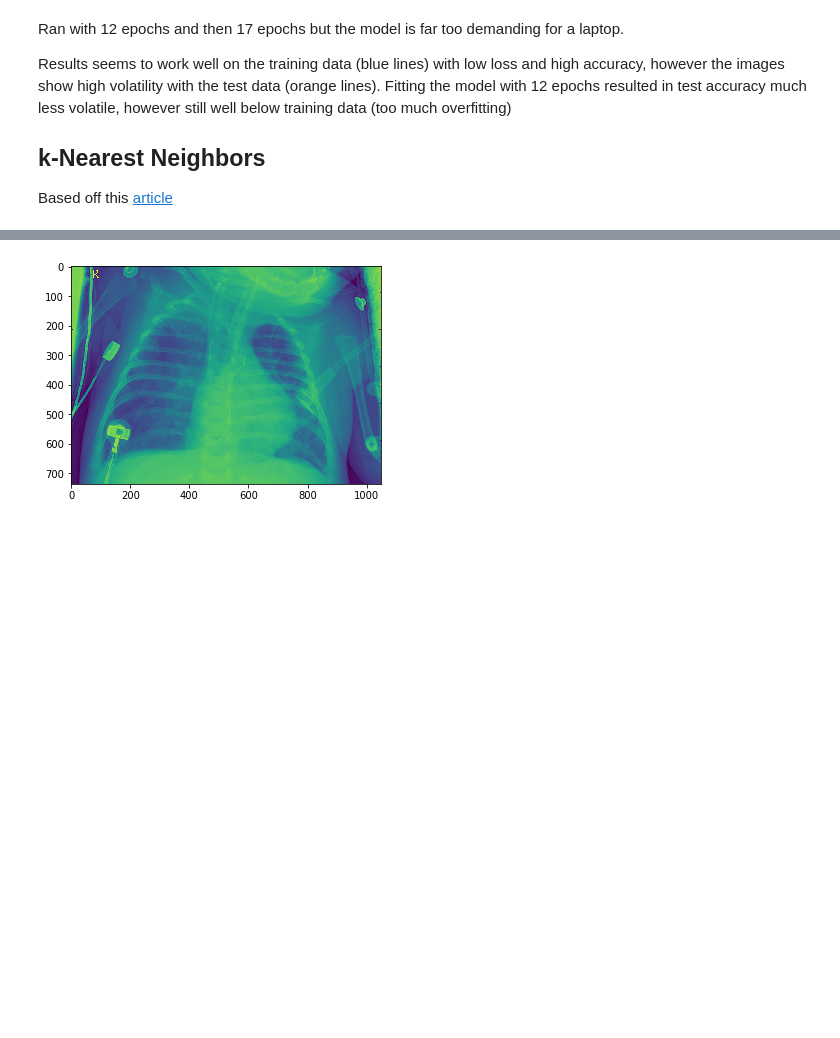
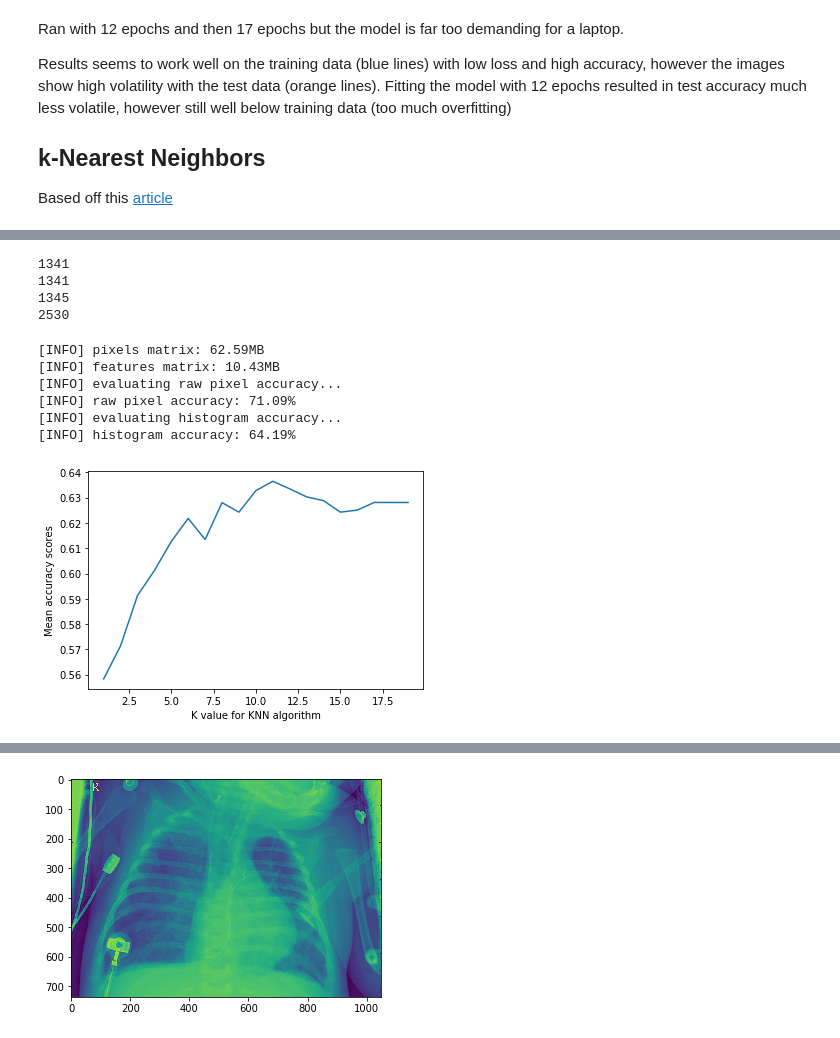
Before and after one commit to iry47/zoidberg, a Jupyter notebook: project/ryan/pneumonia workbook.ipynb, the cells around one changed output, grey strips where cells are left out. Saved outputs shown, nothing was run; the diff lists cells and outputs as text; code cells hidden in the pictures; blank space fills up the shorter version.

```diff
--- a/project/ryan/pneumonia workbook.ipynb
+++ b/project/ryan/pneumonia workbook.ipynb
@@ -291,0 +268,80 @@ weighted avg       0.82      0.82      0.82      1304
+# %%
+labels = []
+new_labels = []
+for (i, imagePath) in enumerate(all_images):
+    file = imagePath.split(os.path.sep)[-1]
+    if "bacteria" in file:
+        label = "BACTERIA"
+    elif "virus" in file:
+        label = "VIRUS"
+    else:
+        label = "NORMAL"
+    labels.append(label)
+
+print(labels.count("NORMAL"))
+print(labels.count("VIRUS"))
+print(labels.count("BACTERIA"))
+# %% [output]
+1341
+1341
+1345
+2530
+# %%
+rawImages = np.array(rawImages)
+features = np.array(features)
+labels = np.array(labels)
+print("[INFO] pixels matrix: {:.2f}MB".format(
+	rawImages.nbytes / (1024 * 1000.0)))
+print("[INFO] features matrix: {:.2f}MB".format(
+	features.nbytes / (1024 * 1000.0)))
+
+# # model = KNeighborsClassifier(n_neighbors=3)
+
+# # ri_score = knnCrossValidate(features, labels, model)
+# # print("[INFO] Raw Images cross validation accuracy: {:.2f}%".format(ri_score * 100))
+
+# # feat_score = knnCrossValidate(features, labels, model)
+# # print("[INFO] Features cross validation accuracy: {:.2f}%".format(feat_score * 100))
+
+(trainRI, testRI, trainRL, testRL) = train_test_split(
+	rawImages, labels, test_size=0.25, random_state=42)
+(trainFeat, testFeat, trainLabels, testLabels) = train_test_split(
+	features, labels, test_size=0.25, random_state=42)
+
+
+
+k_scores = []
+k_range = range(1,20)
+for k in k_range:
+    knn = KNeighborsClassifier(n_neighbors=k)
+    knn.fit(trainFeat, trainLabels)
+    scores = cross_val_score(knn, testFeat, testLabels, cv=10, scoring='accuracy')
+    k_scores.append(scores.mean())
+
+%matplotlib inline
+plt.plot(k_range, k_scores)
+plt.xlabel('K value for KNN algorithm')
+plt.ylabel('Mean accuracy scores')
+
+# train and evaluate a k-NN classifer on the raw pixel intensities
+print("[INFO] evaluating raw pixel accuracy...")
+ri_model = KNeighborsClassifier(n_neighbors=11)
+ri_model.fit(trainRI, trainRL)
+ri_acc = ri_model.score(testRI, testRL)
+print("[INFO] raw pixel accuracy: {:.2f}%".format(ri_acc * 100))
+
+# train and evaluate a k-NN classifer on the histogram
+# representations
+print("[INFO] evaluating histogram accuracy...")
+fea_model = KNeighborsClassifier(n_neighbors=11)
+fea_model.fit(trainFeat, trainLabels)
+fea_acc = fea_model.score(testFeat, testLabels)
+print("[INFO] histogram accuracy: {:.2f}%".format(fea_acc * 100))
+# %% [output]
+[INFO] pixels matrix: 62.59MB
+[INFO] features matrix: 10.43MB
+[INFO] evaluating raw pixel accuracy...
+[INFO] raw pixel accuracy: 71.09%
+[INFO] evaluating histogram accuracy...
+[INFO] histogram accuracy: 64.19%
+[figure, added]
```
Also changed, not shown: parts of 15 cells of this notebook, 1 other file.
